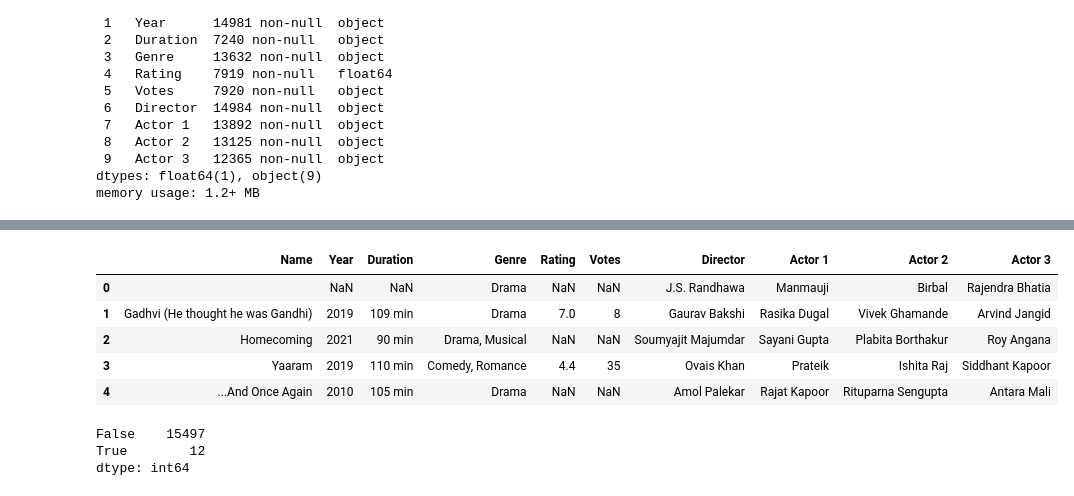
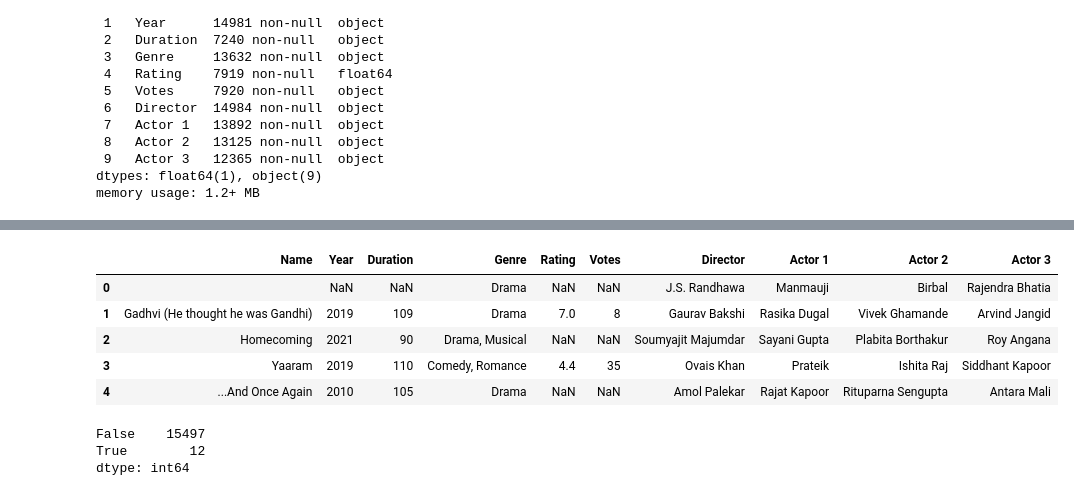
Before and after one commit to praffs18/EDA-on-All-Indian-movies-IMDb-data, a Jupyter notebook: EDA_on_All_Indian_movies_IMDb_data.ipynb, the cells around one changed output, grey strips where cells are left out. Saved outputs shown, nothing was run; the diff lists cells and outputs as text; code cells hidden in the pictures.

Commit message:
Data cleaning - 2

```diff
--- a/EDA_on_All_Indian_movies_IMDb_data.ipynb
+++ b/EDA_on_All_Indian_movies_IMDb_data.ipynb
@@ -90,16 +93,18 @@ data_1.head()
 | 3 | Yaaram | (2019) | 110 min | Comedy, Romance | 4.4 | 35 | Ovais Khan | Prateik | Ishita Raj | Siddhant Kapoor |
 | 4 | ...And Once Again | (2010) | 105 min | Drama | NaN | NaN | Amol Palekar | Rajat Kapoor | Rituparna Sengupta | Antara Mali |
 # %%
-# Remove parenthesis in year column
+# Remove parenthesis in year column and remove text 'min' from Duration column and also replace some string in Votes columns
 data_1['Year'] = data_1['Year'].str.replace('(','').str.replace(')','')
+data_1['Duration'] = data_1['Duration'].str.replace('min','')
+data_1["Votes"]=data_1["Votes"].replace("$5.16M", 516).str.replace(',','')
 data_1.head()
 # %% [output]
 |  | Name | Year | Duration | Genre | Rating | Votes | Director | Actor 1 | Actor 2 | Actor 3 |
 | 0 |  | NaN | NaN | Drama | NaN | NaN | J.S. Randhawa | Manmauji | Birbal | Rajendra Bhatia |
-| 1 | Gadhvi (He thought he was Gandhi) | 2019 | 109 min | Drama | 7.0 | 8 | Gaurav Bakshi | Rasika Dugal | Vivek Ghamande | Arvind Jangid |
-| 2 | Homecoming | 2021 | 90 min | Drama, Musical | NaN | NaN | Soumyajit Majumdar | Sayani Gupta | Plabita Borthakur | Roy Angana |
-| 3 | Yaaram | 2019 | 110 min | Comedy, Romance | 4.4 | 35 | Ovais Khan | Prateik | Ishita Raj | Siddhant Kapoor |
-| 4 | ...And Once Again | 2010 | 105 min | Drama | NaN | NaN | Amol Palekar | Rajat Kapoor | Rituparna Sengupta | Antara Mali |
+| 1 | Gadhvi (He thought he was Gandhi) | 2019 | 109 | Drama | 7.0 | 8 | Gaurav Bakshi | Rasika Dugal | Vivek Ghamande | Arvind Jangid |
+| 2 | Homecoming | 2021 | 90 | Drama, Musical | NaN | NaN | Soumyajit Majumdar | Sayani Gupta | Plabita Borthakur | Roy Angana |
+| 3 | Yaaram | 2019 | 110 | Comedy, Romance | 4.4 | 35 | Ovais Khan | Prateik | Ishita Raj | Siddhant Kapoor |
+| 4 | ...And Once Again | 2010 | 105 | Drama | NaN | NaN | Amol Palekar | Rajat Kapoor | Rituparna Sengupta | Antara Mali |
 # %%
 # Lets check are there any duplicates
 data_1.duplicated(keep = False).value_counts()
```
Also changed, not shown: parts of 16 cells of this notebook.
